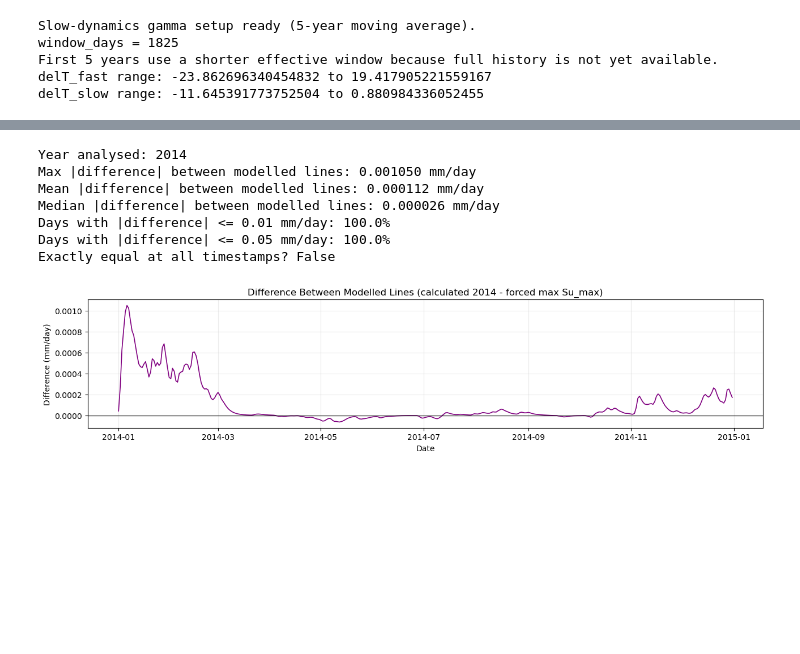
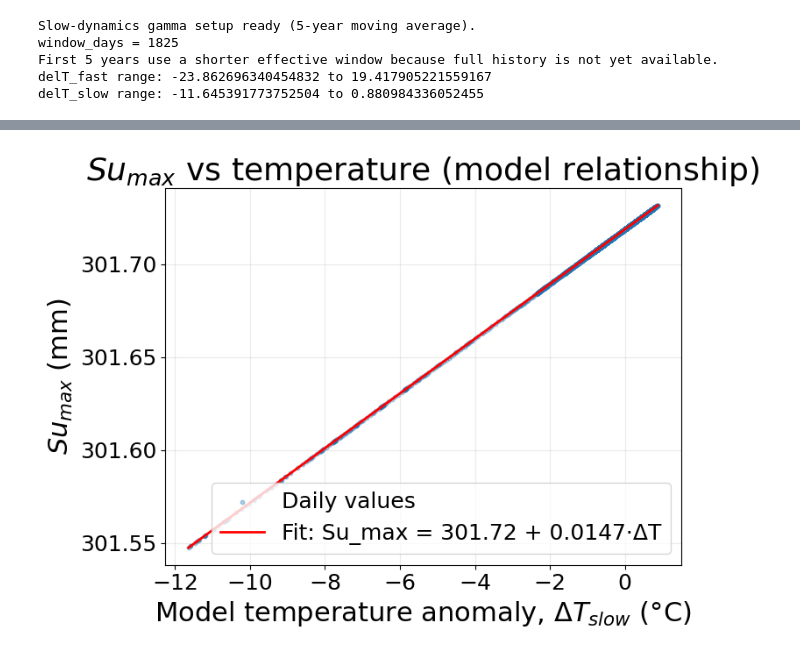
Before and after one commit to Doriswong35/teaching-materials, a Jupyter notebook: Main_project/HBV_varied_Su_max.ipynb, the cells around one changed output, grey strips where cells are left out. Cells and saved outputs as stored; diff of their text form; code cells hidden in the pictures; blank space fills up the shorter version.

```diff
--- a/Main_project/HBV_varied_Su_max.ipynb
+++ b/Main_project/HBV_varied_Su_max.ipynb
@@ -947,38 +931,39 @@ Fraction of days |diff| <= 0.10 mm/day: 44.1%
-# %%
-# Check whether the two modelled lines are actually identical in 2014
-if 'sim_best_year' not in globals() or 'sim_counter_year' not in globals() or 'plot_index' not in globals():
-    raise RuntimeError('Run the 3-line discharge cell first so model series are available.')
-
-model_compare_df = pd.DataFrame({
-    'model_calc_2014': sim_best_year.values,
-    'model_forced_maxSu': sim_counter_year.values,
-}, index=plot_index)
-model_compare_df['diff'] = model_compare_df['model_calc_2014'] - model_compare_df['model_forced_maxSu']
-model_compare_df['abs_diff'] = model_compare_df['diff'].abs()
-
-print(f'Year analysed: {int(plot_index[0].year)}')
-print(f'Max |difference| between modelled lines: {model_compare_df["abs_diff"].max():.6f} mm/day')
-print(f'Mean |difference| between modelled lines: {model_compare_df["abs_diff"].mean():.6f} mm/day')
-print(f'Median |difference| between modelled lines: {model_compare_df["abs_diff"].median():.6f} mm/day')
-print(f'Days with |difference| <= 0.01 mm/day: {(model_compare_df["abs_diff"] <= 0.01).mean():.1%}')
-print(f'Days with |difference| <= 0.05 mm/day: {(model_compare_df["abs_diff"] <= 0.05).mean():.1%}')
-print(f'Exactly equal at all timestamps? {bool(np.allclose(model_compare_df["model_calc_2014"], model_compare_df["model_forced_maxSu"], atol=0, rtol=0))}')
-
-plt.figure(figsize=(13, 3.2))
-plt.plot(model_compare_df.index, model_compare_df['diff'], color='purple', linewidth=1.2)
-plt.axhline(0, color='k', linewidth=1, alpha=0.7)
-plt.title('Difference Between Modelled Lines (calculated 2014 - forced max Su_max)')
-plt.ylabel('Difference (mm/day)')
-plt.xlabel('Date')
-plt.grid(alpha=0.25)
-plt.tight_layout()
-plt.show()
-# %% [output]
-Year analysed: 2014
-Max |difference| between modelled lines: 0.001050 mm/day
-Mean |difference| between modelled lines: 0.000112 mm/day
-Median |difference| between modelled lines: 0.000026 mm/day
-Days with |difference| <= 0.01 mm/day: 100.0%
-Days with |difference| <= 0.05 mm/day: 100.0%
-Exactly equal at all timestamps? False
-[figure, removed]
+# %%
+# Plot Su_max against temperature signal used by the model
+import numpy as np
+import matplotlib.pyplot as plt
+
+if 'daily_forcing_slow' in globals() and 'best_daily_slow' in globals():
+    # Slow-gamma setup
+    temp_x = daily_forcing_slow['delT_slow_C'].to_numpy(dtype=float)  # model temperature input (anomaly)
+    Sumax0 = float(best_daily_slow['params'][2])
+    gamma = float(best_daily_slow['params'][8])
+    x_label = r'Model temperature anomaly, $\Delta T_{slow}$ (°C)'
+elif 'daily_forcing' in globals() and 'best_daily' in globals():
+    # Fast-gamma setup
+    temp_x = daily_forcing['delT_C'].to_numpy(dtype=float)
+    Sumax0 = float(best_daily['params'][2])
+    gamma = float(best_daily['params'][8])
+    x_label = r'Model temperature anomaly, $\Delta T$ (°C)'
+else:
+    raise RuntimeError("Run calibration/setup first so daily_forcing(_slow) and best_daily(_slow) exist.")
+
+su_max = Sumax0 + gamma * temp_x
+
+# Optional linear fit (should match model relation)
+coef = np.polyfit(temp_x, su_max, 1)
+x_fit = np.linspace(np.nanmin(temp_x), np.nanmax(temp_x), 200)
+y_fit = coef[0] * x_fit + coef[1]
+
+plt.figure(figsize=(8, 6))
+plt.scatter(temp_x, su_max, s=10, alpha=0.35, label='Daily values')
+plt.plot(x_fit, y_fit, 'r-', lw=2, label=f'Fit: Su_max = {coef[1]:.2f} + {coef[0]:.4f}·ΔT')
+plt.xlabel(x_label)
+plt.ylabel(r'$Su_{max}$ (mm)')
+plt.title(r'$Su_{max}$ vs temperature (model relationship)')
+plt.grid(alpha=0.25)
+plt.legend()
+plt.tight_layout()
+plt.show()
+# %% [output]
+[figure, added]
```
Also changed, not shown: parts of 15 cells of this notebook, 3 other files.
